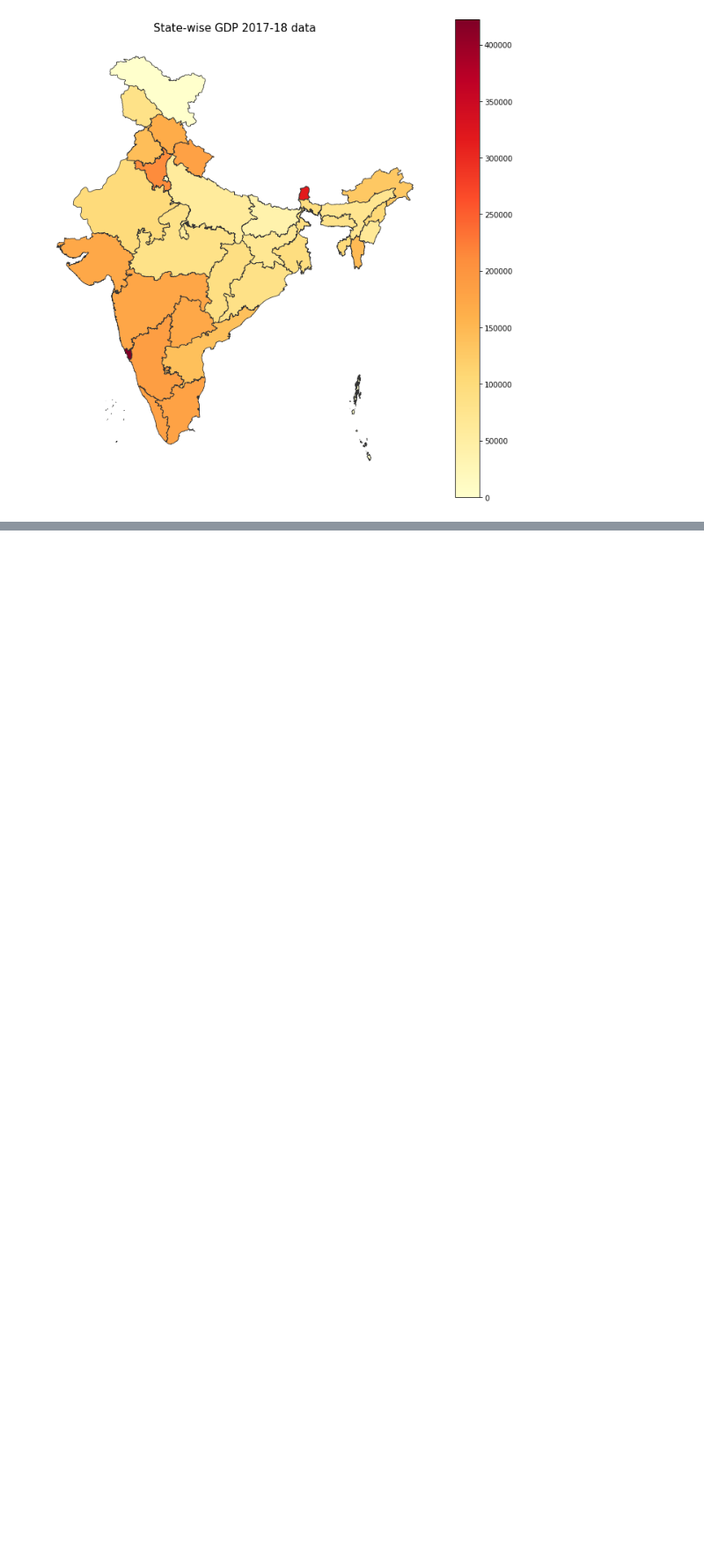
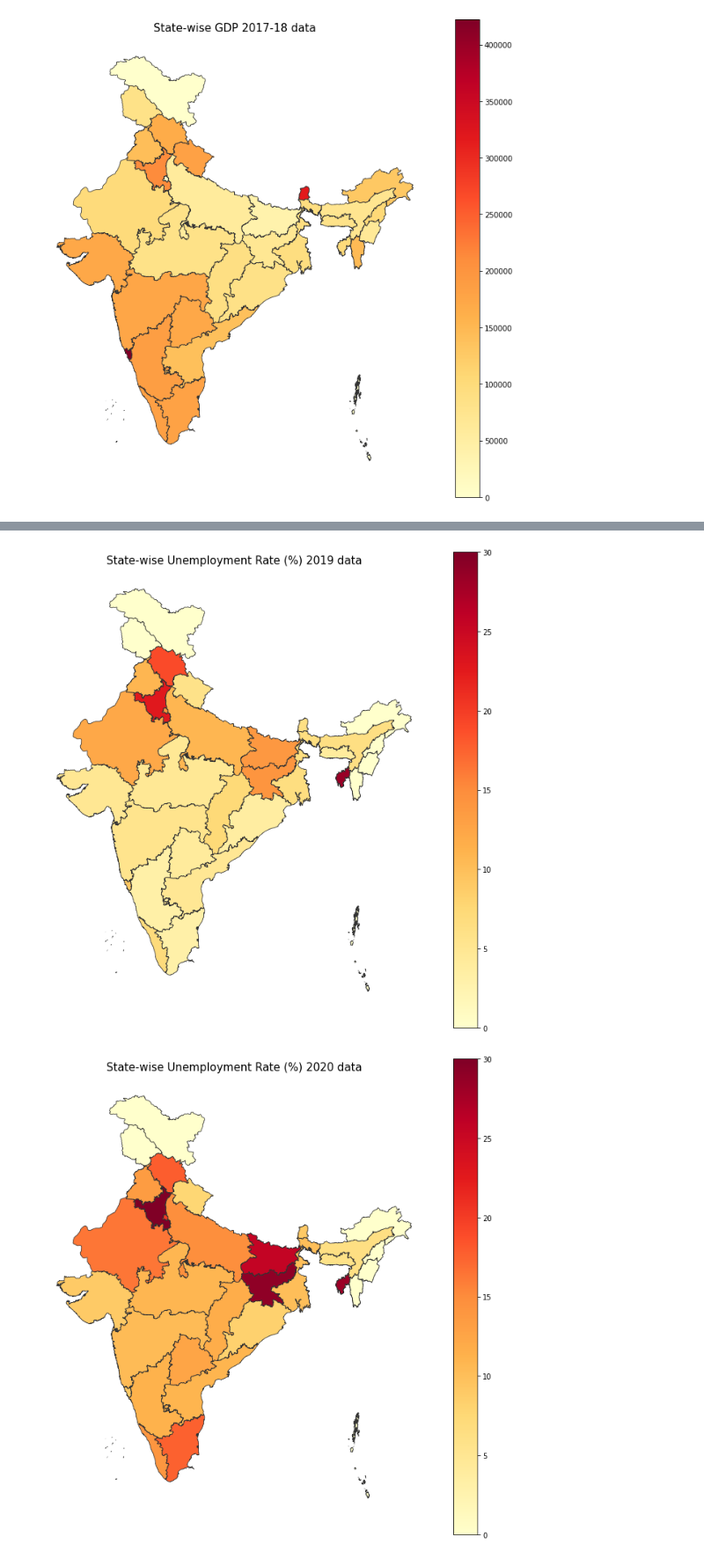
Before and after one commit to vishwa3011/Data-Visualization-IU-Project, a Jupyter notebook: Notebooks/project.ipynb, the cells around one changed output, grey strips where cells are left out. Shown at 88% size. Cells and saved outputs as stored; diff of their text form; code cells hidden in the pictures; blank space fills up the shorter version.

Commit message:
Added Unemployment Rate and Labour Participation Visualizations

```diff
--- a/Notebooks/project.ipynb
+++ b/Notebooks/project.ipynb
@@ -182,6 +147,0 @@ gdp_19_20_merged = map_df.merge(gdp_19_20, on = 'State_Name', how = 'left').fill
-# %%
-fig, ax = plt.subplots(1, figsize=(12, 12))
-ax.axis('off')
-ax.set_title('State-wise GDP 2019-20 data',
-             fontdict={'fontsize': '15', 'fontweight' : '3'})
-fig = gdp_19_20_merged.plot(column='GDP 2019-20 in Rs', cmap='YlOrRd', linewidth=0.8,edgecolor='0.2',ax=ax,legend=True) # alternative cmap = 'RdYlGn', 'YlOrRd'
@@ -217,0 +178,5 @@ get_state_wise_gdp("2017-18", map_df)
+# %%
+unemployment_path = "../dataset/Unemployment/"
+
+unemployment_df = pd.read_csv(unemployment_path + "Unemployment in India.csv").dropna()
+unemployment_df.head()
@@ -217,0 +190,19 @@ get_state_wise_gdp("2017-18", map_df)
+# %%
+def get_unemployment_rate(year, unemployment_df, map_df):
+    unemployment_df['Year'] = pd.to_datetime(unemployment_df[' Date']).dt.strftime('%Y')
+    unemployment_year_df = unemployment_df[unemployment_df['Year'] == year]
+
+    unemployment_year_grp = unemployment_year_df.groupby(['Region'], as_index = False).agg({' Estimated Unemployment Rate (%)' : 'mean'})
+    unemployment_year_grouped = map_df.merge(unemployment_year_grp, how = 'left', left_on = 'State_Name', right_on = 'Region').fillna(0)
+
+    fig, ax = plt.subplots(1, figsize=(12, 12))
+    ax.axis('off')
+    ax.set_title('State-wise Unemployment Rate (%) '+ year + ' data',
+                 fontdict={'fontsize': '15', 'fontweight' : '3'})
+    fig = unemployment_year_grouped.plot(column=' Estimated Unemployment Rate (%)', cmap='YlOrRd', linewidth=0.8, edgecolor='0.2', ax=ax, vmin = 0, vmax = 30, legend=True)
+# %%
+get_unemployment_rate('2019', unemployment_df, map_df)
+get_unemployment_rate('2020', unemployment_df, map_df)
+# %% [output]
+[figure, added]
+[figure, added]
```
Also changed, not shown: parts of 12 cells of this notebook.
